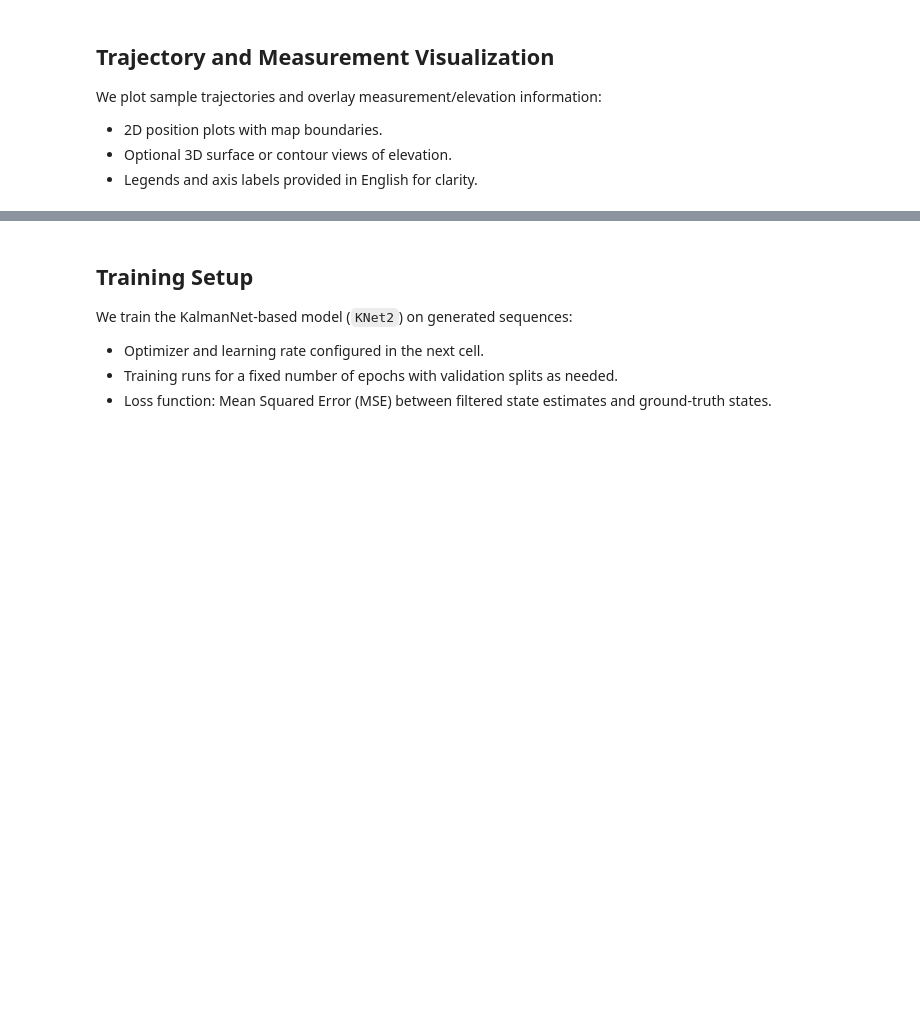
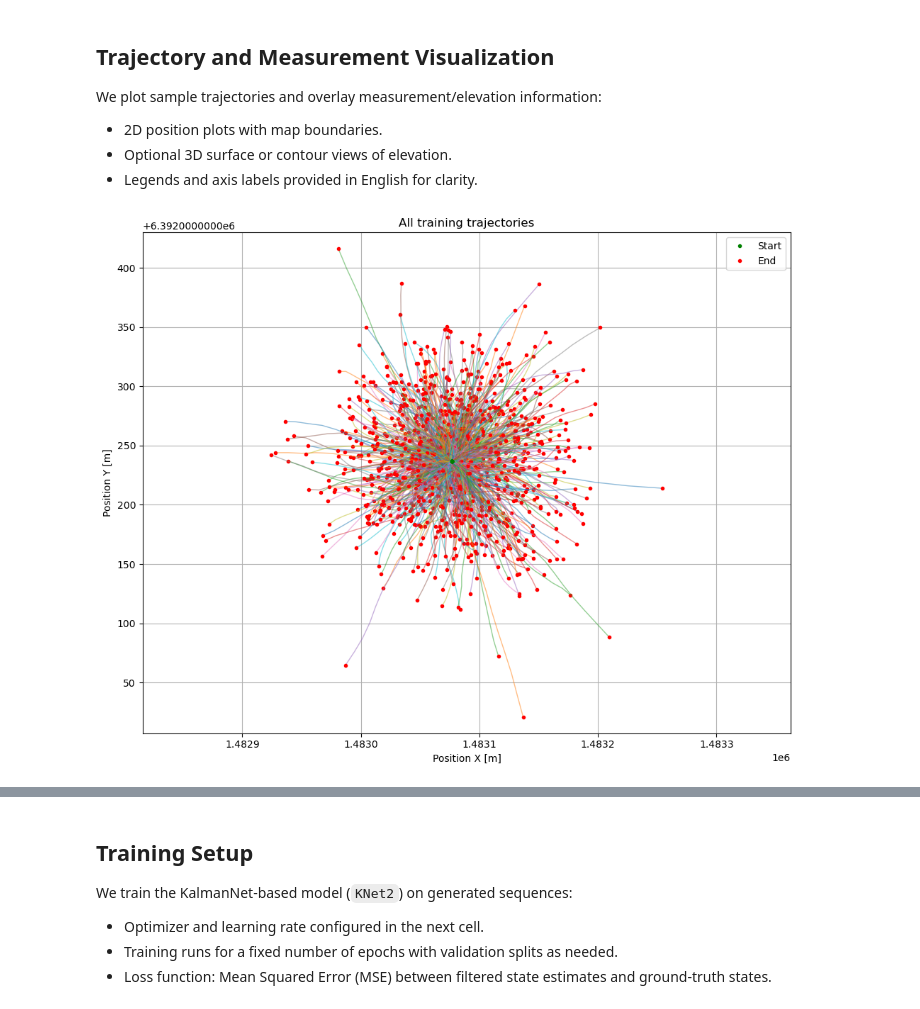
Before and after one commit to Lukas-Kozel/KalmanNet-for-state-estimation, a Jupyter notebook: debug/4D_system.ipynb, the cells around one changed output, grey strips where cells are left out. Drawn from its saved outputs; the diff is of its cells as text; code cells hidden in the pictures; blank space fills up the shorter version.

```diff
--- a/debug/4D_system.ipynb
+++ b/debug/4D_system.ipynb
@@ -192,11 +207,11 @@ import torch
 from torch.utils.data import TensorDataset, DataLoader
 from utils import utils
 
-TRAIN_SEQ_LEN = 50
-VALID_SEQ_LEN = 600
+TRAIN_SEQ_LEN = 20
+VALID_SEQ_LEN = 20
 
-NUM_TRAIN_TRAJECTORIES = 500
-NUM_VALID_TRAJECTORIES = 50
+NUM_TRAIN_TRAJECTORIES = 10000
+NUM_VALID_TRAJECTORIES = 1000
 BATCH_SIZE = 256
 
 system_model.min_x = x_axis_unique.min()
@@ -239,31 +272,33 @@ import matplotlib.pyplot as plt
 
 def plot_trajectories(x_data, title="Trajectories", num_to_plot=None):
     x_np = x_data.detach().cpu().numpy()
 
     total_traj = x_np.shape[0]
 
     if num_to_plot is not None and num_to_plot < total_traj:
         indices = np.random.choice(total_traj, num_to_plot, replace=False)
     else:
         indices = range(total_traj)
 
     plt.figure(figsize=(10, 8))
 
     for i in indices:
         pos_x = x_np[i, :, 0]
         pos_y = x_np[i, :, 1]
 
         plt.plot(pos_x, pos_y, alpha=0.5, linewidth=1)
 
         plt.plot(pos_x[0], pos_y[0], 'go', markersize=3, label='Start' if i == indices[0] else "")
         plt.plot(pos_x[-1], pos_y[-1], 'ro', markersize=3, label='End' if i == indices[0] else "")
 
     plt.title(title)
     plt.xlabel("Position X [m]")
     plt.ylabel("Position Y [m]")
     plt.grid(True)
     plt.axis('equal')
     plt.legend(loc='upper right')
     plt.tight_layout()
     plt.show()
-plot_trajectories(x_train, title="All training trajectories", num_to_plot=20)
+plot_trajectories(x_train, title="All training trajectories", num_to_plot=1000)
+# %% [output]
+[figure, added]
```
Also changed, not shown: parts of 11 cells of this notebook, 2 other files.
